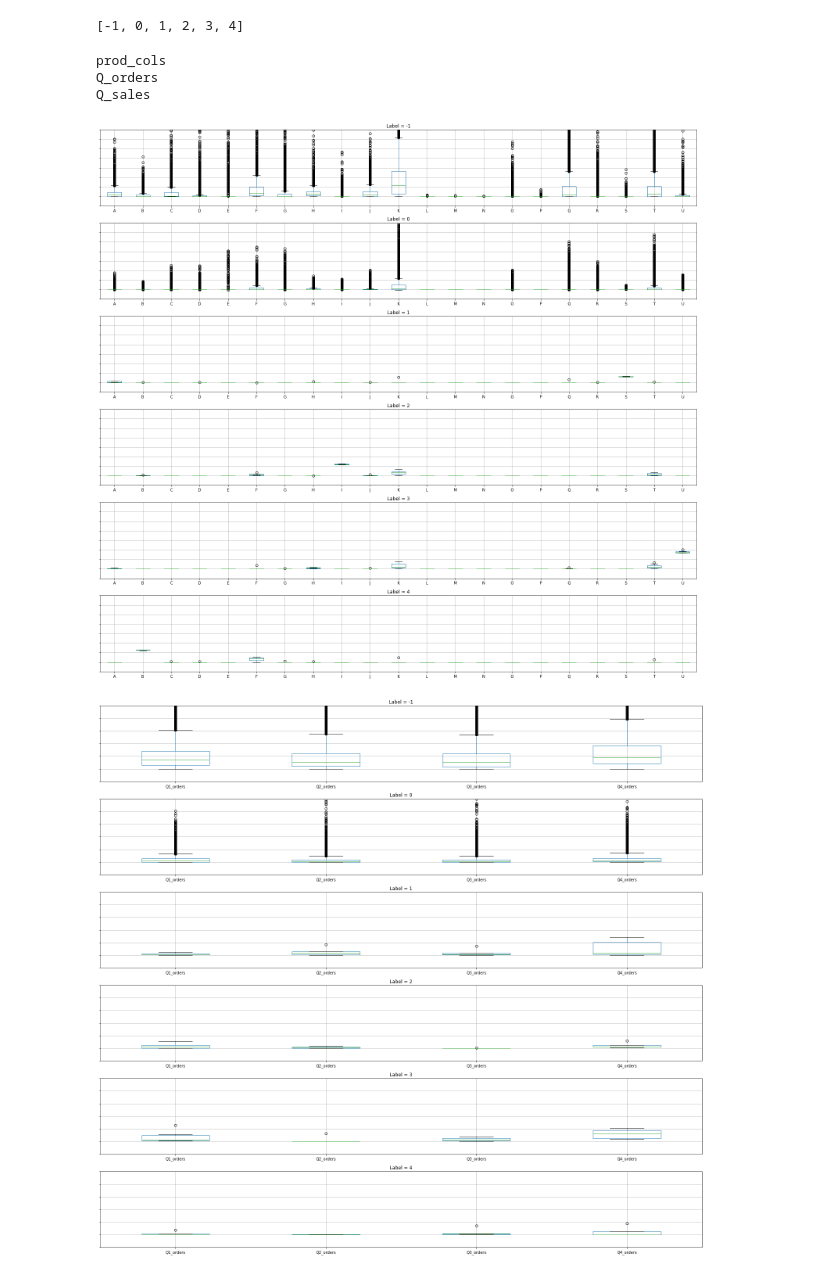
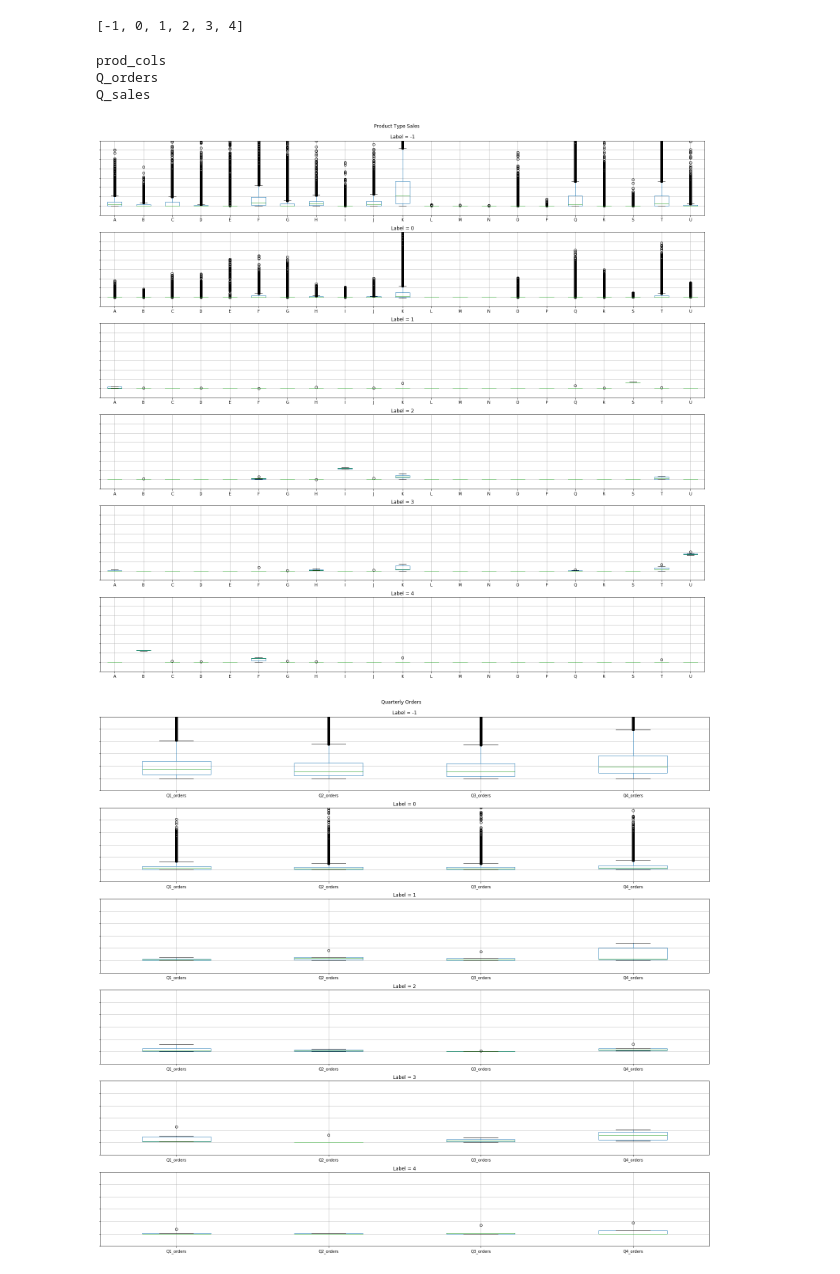
Before and after one commit to wsjk/Capstone_2, a Jupyter notebook: notebooks/analyze_clusters.ipynb, the cells around one changed output. Cells and saved outputs as stored; diff of their text form; code cells hidden in the pictures.

```diff
--- a/notebooks/analyze_clusters.ipynb
+++ b/notebooks/analyze_clusters.ipynb
@@ -136,28 +136,31 @@ prod_cols = [i for i in combined.columns if len(i)==1]
 Q_orders = [i for i in combined.columns if 'order' in i]
 Q_sales = [i for i in combined.columns if '_sales' in i]
 cols = {'prod_cols':prod_cols, 'Q_orders':Q_orders, 'Q_sales':Q_sales}
+titles = {'prod_cols':'Product Type Sales', 'Q_orders':'Quarterly Orders', 'Q_sales':'Quarterly Sales'}
 # %%
 for k,v in cols.items():
     print(k)
     fig = plt.figure(figsize=(22,20))
     for i in range(len(labels)):
         ax = fig.add_subplot(6, 1, i+1)
         data = combined[combined.label == labels[i]][v]
         data.boxplot()
+        plt.suptitle(titles[k])
         ax.set_title('Label = {}'.format(labels[i]))
         plt.tight_layout()
         plt.margins(0.01)
         if 'sales' in k:
             ax.set_ylim([-5000, 25000])
         elif 'prod' in k:
             ax.set_ylim([-1000, 7000])
         else:
             ax.set_ylim([-100, 500])
         _ = ax.set_yticklabels([])
+        plt.subplots_adjust(top=0.95)
         plt.savefig("{}.jpg".format(k),  format='jpg', dpi=200)
 # %% [output]
 prod_cols
 Q_orders
 Q_sales
-[figure, old version]
+[figure, new version]
-[figure, old version]
+[figure, new version]
```
Also changed, not shown: parts of 1 cell of this notebook.
